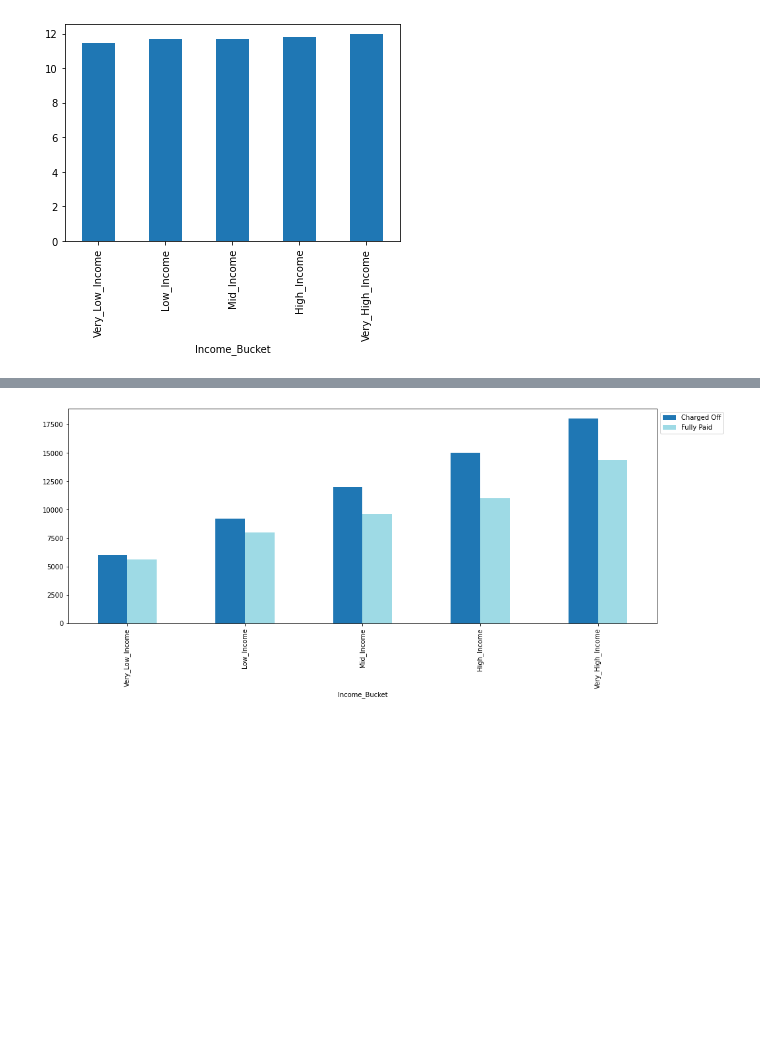
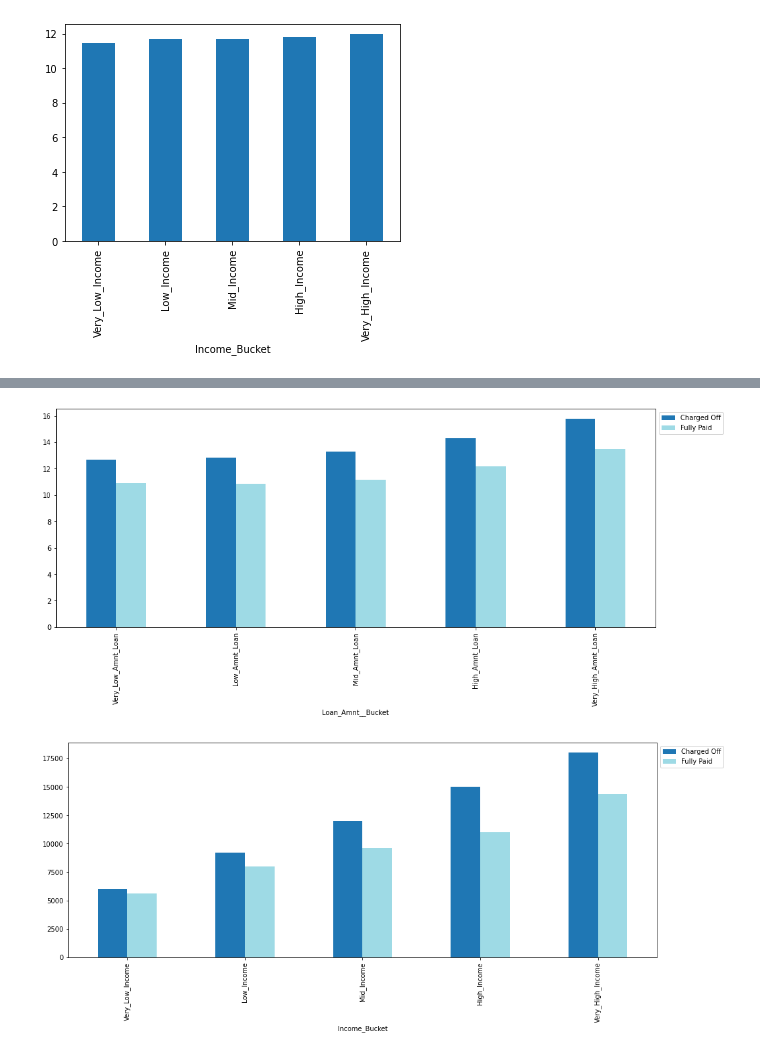
Before and after one commit to JamshedAhsan/fraud-detection, a Jupyter notebook: Case-Study-Lending-Loan-Club.ipynb, the cells around one changed output, grey strips where cells are left out. Cells and saved outputs as stored; diff of their text form; code cells hidden in the pictures; blank space fills up the shorter version.

```diff
--- a/Case-Study-Lending-Loan-Club.ipynb
+++ b/Case-Study-Lending-Loan-Club.ipynb
@@ -1134,3 +1554,11 @@ plt.show()
+# %%
+#what is the relationship among loan amount, interest rate and loan_status
+loan_amount_vs_int_rate_vs_loan_status = pd.pivot_table(data=loan_df2, index='Loan_Amnt__Bucket', columns='loan_status', values='int_rate', aggfunc=np.mean)
+loan_amount_vs_int_rate_vs_loan_status.plot(kind='bar', stacked=False, figsize=[16,6],colormap='tab20')
+plt.legend(bbox_to_anchor = (1, 1))
+plt.show()
+# %% [output]
+[figure, added]
 # %%
 #what is the relationship among annual income, loan amount vs loan_status
 income_vs_loan_amount = pd.pivot_table(data=loan_df2, index='Income_Bucket', columns='loan_status', values='loan_amnt', aggfunc=np.median)
```
Also changed, not shown: parts of 103 cells of this notebook.
